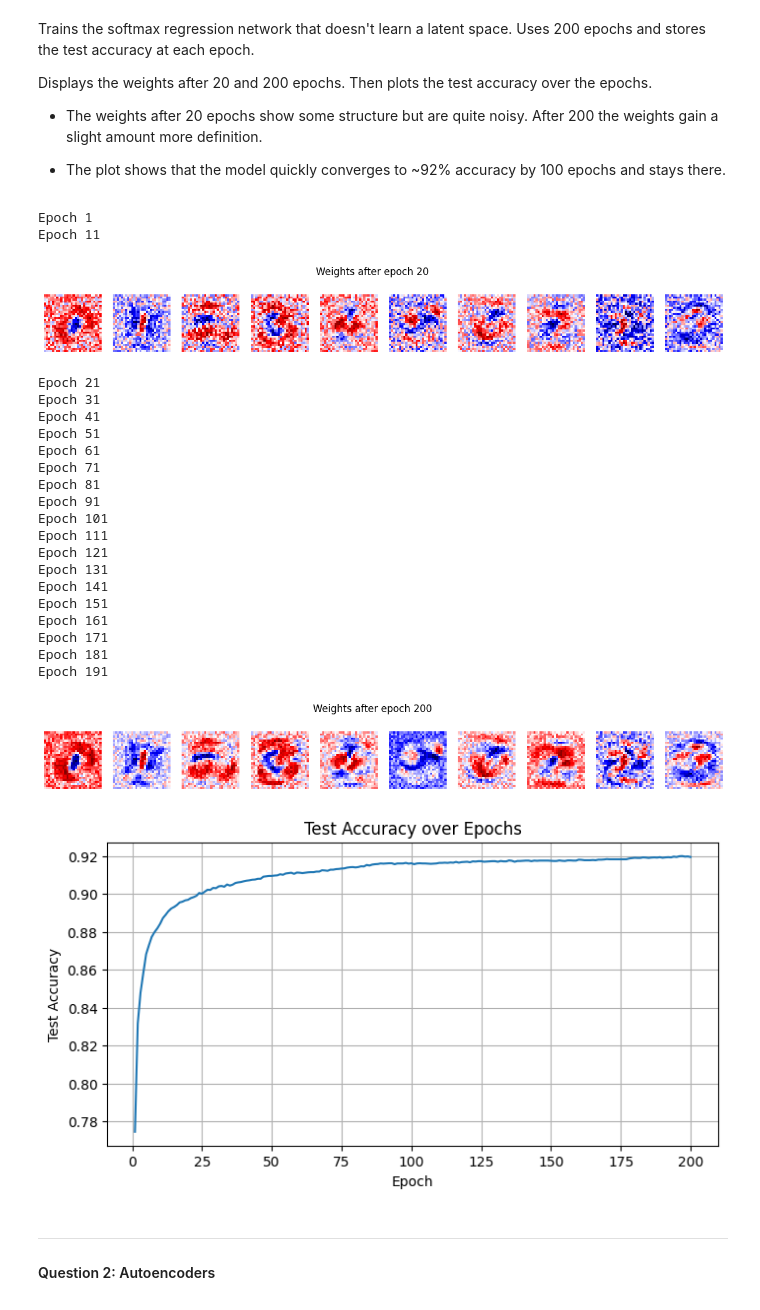
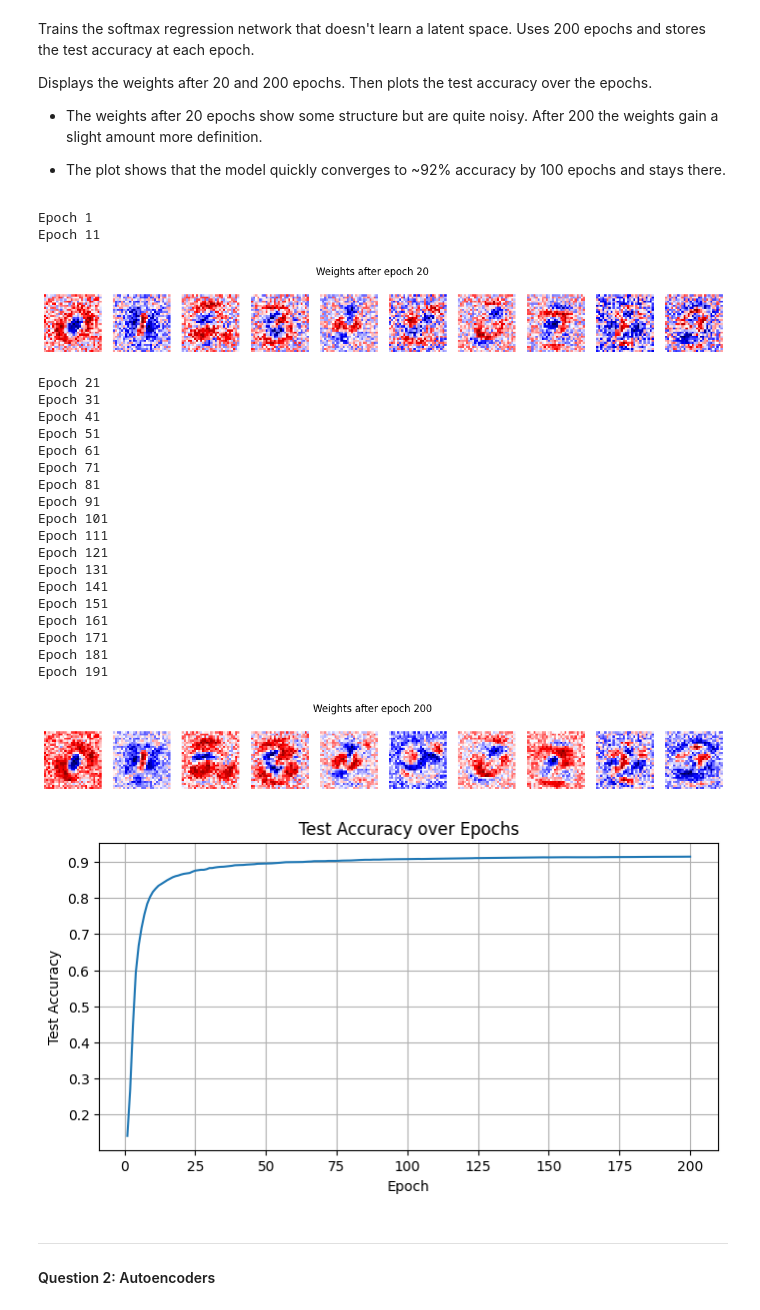
Before and after one commit to skyler-ruiter/deep_learning_systems, a Jupyter notebook: Homework/Ruiter_HW1.ipynb, the cells around one changed output. Drawn from its saved outputs; the diff is of its cells as text; code cells hidden in the pictures.

```diff
--- a/Homework/Ruiter_HW1.ipynb
+++ b/Homework/Ruiter_HW1.ipynb
@@ -68,19 +98,4 @@ Also defines the methods for training and testing NNs
 # %%
-class SoftmaxRegression(torch.nn.Module):
-  def __init__(self):
-    super().__init__()
-    self.flatten = torch.nn.Flatten()
-    self.linear = torch.nn.Linear(28*28, 10)
-
-  def forward(self, x):
-    x = self.flatten(x)
-    logits = self.linear(x)
-    return logits
-
-model = SoftmaxRegression().to(device)
-loss_fn = torch.nn.CrossEntropyLoss()
-optimizer = torch.optim.SGD(model.parameters(), lr=1e-3)
-
 def train(dataloader, model, loss_fn, optimizer):
   model.train()
   for batch, (X, y) in enumerate(dataloader):
@@ -109,6 +124,24 @@ def test(dataloader, model, loss_fn):
   test_loss /= num_batches
   correct /= size
   return correct
+# %%
+def train_direct(X, y, model, loss_fn, optimizer):
+  model.train()
+
+  pred = model(X)
+  loss = loss_fn(pred, y)
+
+  optimizer.zero_grad()
+  loss.backward()
+  optimizer.step()
+
+def test_direct(X, y, model, loss_fn):
+  model.eval()
+  correct = 0
+  with torch.no_grad():
+    pred = model(X)
+    correct = (pred.argmax(1) == y).type(torch.float).sum().item()
+  return correct / len(y)
 # %% [markdown]
 Function to visualize the weight matrices to see the features being learned
 # %%
@@ -135,44 +168,44 @@ epochs = 200
 for t in range(epochs):
   if t % 10 == 0:
     print(f"Epoch {t+1}")
-  train(train_dataloader, model, loss_fn, optimizer)
-  acc = test(test_dataloader, model, loss_fn)
+  train_direct(X_train, y_train, model, loss_fn, optimizer)
+  acc = test_direct(X_test, y_test, model, loss_fn)
   test_accuracies.append(acc)
 
   if t+1 == 20 or t+1 == 200:
     plot_weights(model, t+1)
 
 plt.figure(figsize=(8,4))
 plt.plot(range(1, epochs+1), test_accuracies)
 plt.xlabel("Epoch")
 plt.ylabel("Test Accuracy")
 plt.title("Test Accuracy over Epochs")
 plt.grid(True)
 plt.show()
 # %% [output]
 Epoch 1
 Epoch 11
-[figure, old version]
+[figure, new version]
 Epoch 21
 Epoch 31
 Epoch 41
 Epoch 51
 Epoch 61
 Epoch 71
 Epoch 81
 Epoch 91
 Epoch 101
 Epoch 111
 Epoch 121
 Epoch 131
 Epoch 141
 Epoch 151
 Epoch 161
 Epoch 171
 Epoch 181
 Epoch 191
-[figure, old version]
+[figure, new version]
-[figure, old version]
+[figure, new version]
 # %% [markdown]
 ---
 
```
Also changed, not shown: parts of 33 cells of this notebook, 2 other files.
